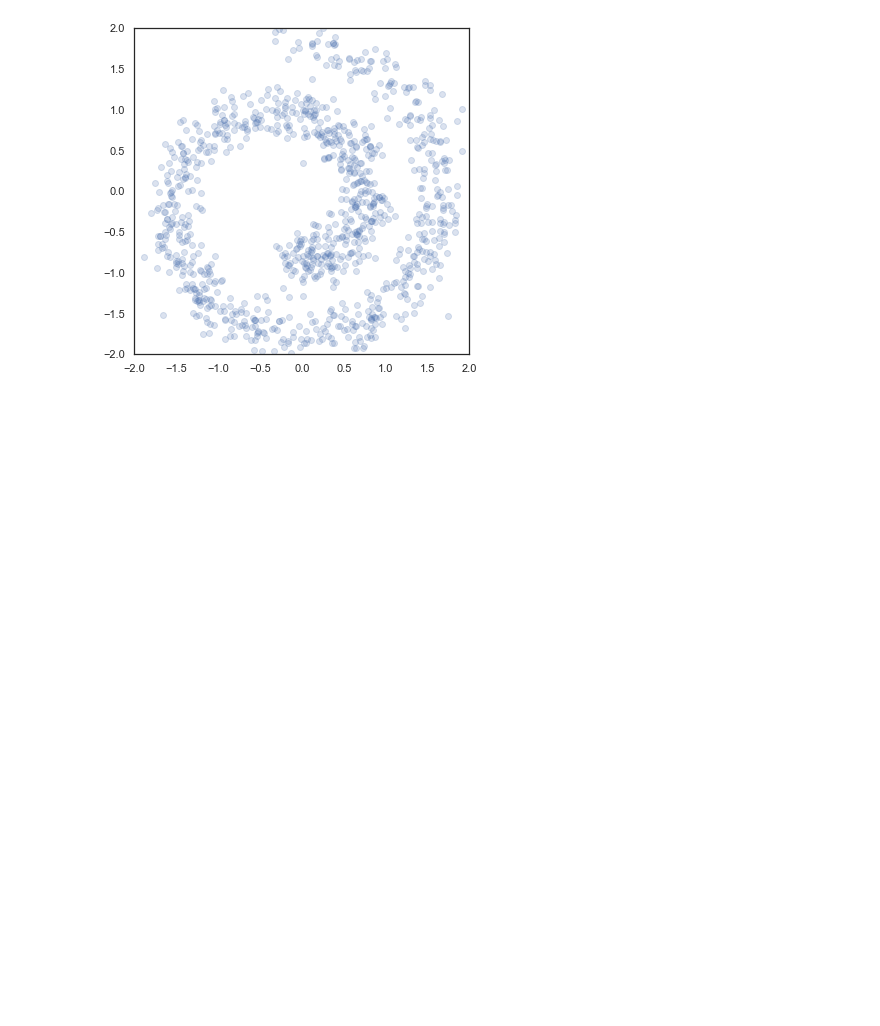
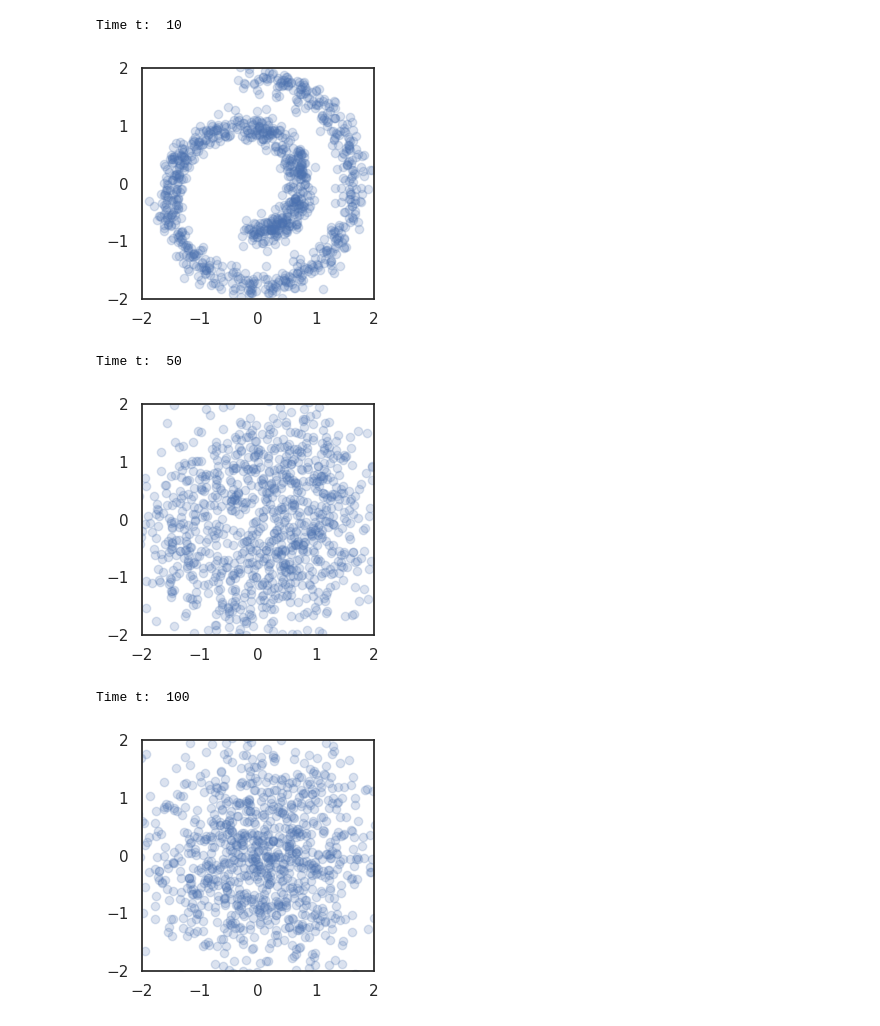
Before and after one commit to gabrielraya/vanilla-diffusion-model, a Jupyter notebook: 2d-data.ipynb, the cells around one changed output. Saved outputs shown, nothing was run; the diff lists cells and outputs as text; code cells hidden in the pictures; blank space fills up the shorter version.

```diff
--- a/2d-data.ipynb
+++ b/2d-data.ipynb
@@ -43,9 +105,12 @@ plt.show()
 # %%
-dataset = torch.tensor(x, dtype=torch.float32)  # Convert to torch tensor
+#@title Data loader
+dataset = torch.tensor(trainset, dtype=torch.float32)  # Convert to torch tensor
 
-batch_size = 1024
-trainset = TensorDataset(torch.Tensor(dataset))
-trainloader = DataLoader(trainset, batch_size=batch_size, shuffle=True)
+batch_size = 1024  #@param {"type":"integer"}
+trainloader = DataLoader(TensorDataset(dataset), batch_size=batch_size, shuffle=True)
 
 batch = next(iter(trainloader))
 x = batch[0]
+plot_2d(x, workdir, name="swiss_data", w=4, h=4, alpha=0.3, show=True)
+print("Batch size: ", x.shape)
+print("Data range: ", x.min(), x.max())
@@ -54,7 +125,20 @@ diffusion = GaussianDiffusion(beta_min=0.0001, beta_max=0.020, T=100)
 # %%
-t = diffusion.T // 7
-time_steps = torch.ones(x.shape[0]) * t
-x_t, _ = diffusion.t_forward_steps(x, time_steps.long())
-plot_2d(x_t, workdir, name="x_t", w=6, h=6, alpha=0.2, show=True)
+#@title Noisy Samples
+
+# Instantiates the Gaussian diffusion process class
+diffusion = GaussianDiffusion(beta_min=0.0001, beta_max=0.020, T=100)
+
+
+for t in [9, 49, 99]:
+  print("Time t: ", t+1)
+  time_steps = torch.ones(x.shape[0]) * t
+  # Put your code here (1 line)
+  x_t, _ = diffusion. #put here what is missing
+  plot_2d(x_t, workdir, name="x_t", w=3, h=3, alpha=0.2, show=True)
 # %% [output]
+Time t:  10
-[figure, old version]
+[figure, new version]
+Time t:  50
+[figure, added]
+Time t:  100
+[figure, added]
```
Also changed, not shown: parts of 22 cells of this notebook.
